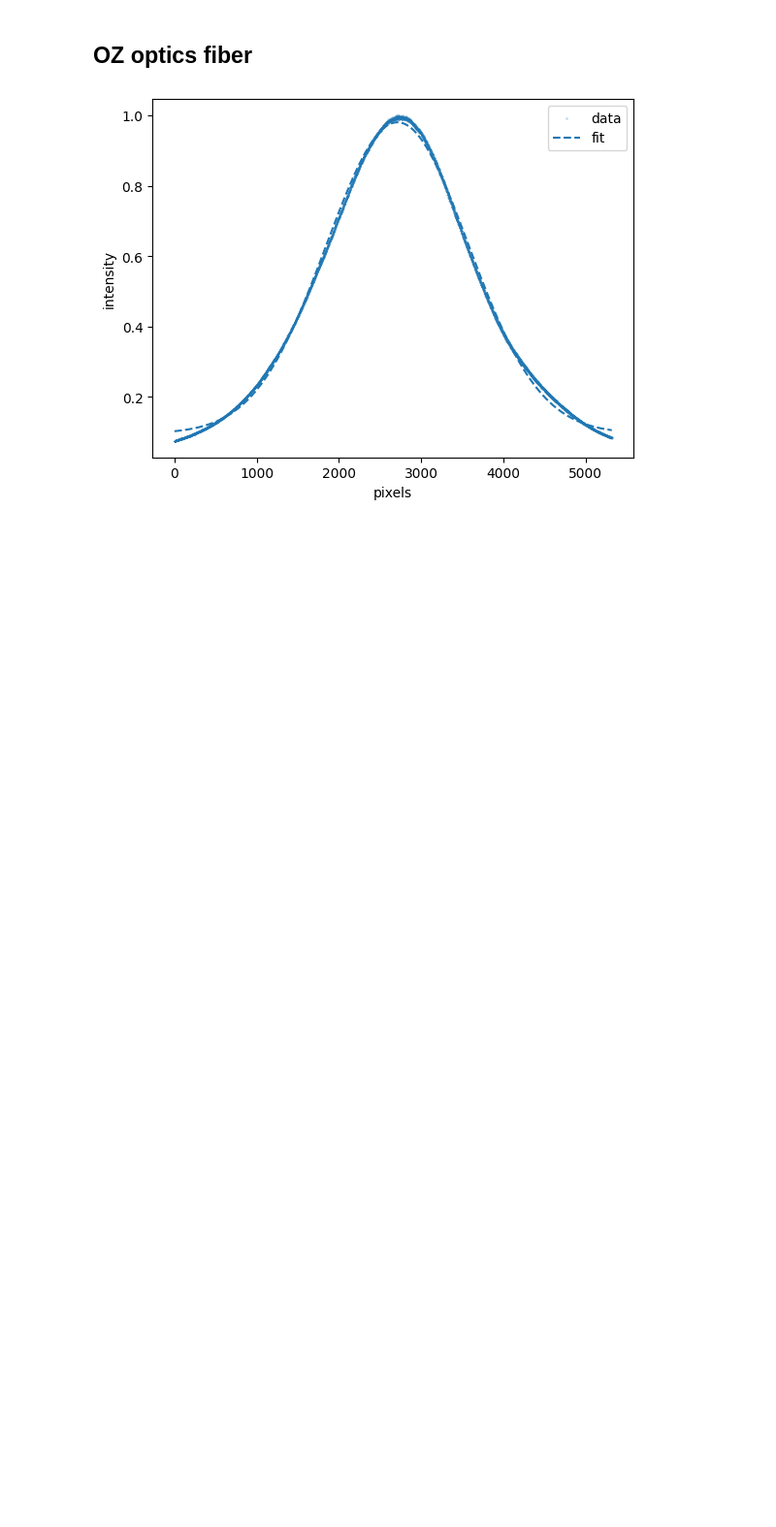
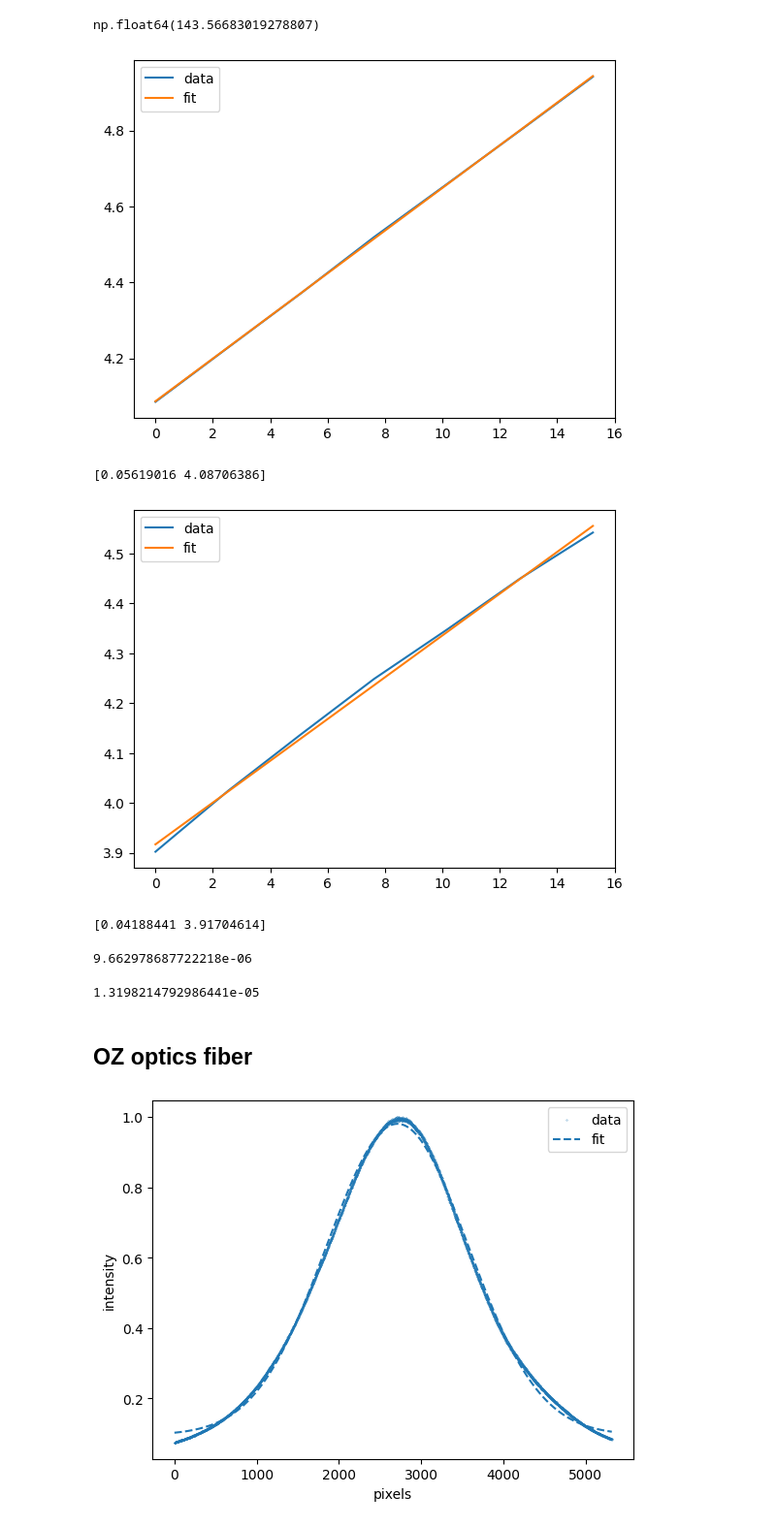
Before and after one commit to prestonhuft/amo-calcs, a Jupyter notebook: gaussian_beam_fitting.ipynb, the cells around one changed output. Shown at 97% size. Cells and saved outputs as stored; diff of their text form; code cells hidden in the pictures; blank space fills up the shorter version.

```diff
--- a/gaussian_beam_fitting.ipynb
+++ b/gaussian_beam_fitting.ipynb
@@ -9,0 +104,4 @@ um_per_pixel = 3.45
+# %%
+xwaists[1] - xwaists[0]
+# %% [output]
+np.float64(143.56683019278807)
@@ -10,3 +111,37 @@ um_per_pixel = 3.45
+# %%
+mm_pts = np.array(range(len(xwaists)))*0.1*25.4
+plt.plot(mm_pts, xwaists/1000.0,label='data')
+model = lambda x, m, b: m*x + b
+popt, _ = curve_fit(f=model, xdata=mm_pts, ydata=xwaists/1000.0)
+plt.plot(mm_pts, model(mm_pts, *popt), label='fit')
+plt.legend()
+plt.show()
+print(popt)
+
+plt.plot(mm_pts, ywaists/1000.0,label='data')
+model = lambda x, m, b: m*x + b
+popt, _ = curve_fit(f=model, xdata=mm_pts, ydata=ywaists/1000.0)
+plt.plot(mm_pts, model(mm_pts, *popt), label='fit')
+plt.legend()
+plt.show()
+print(popt)
+# %% [output]
+[figure, added]
+[0.05619016 4.08706386]
+[figure, added]
+[0.04188441 3.91704614]
+# %%
+# MFD of fiber:
+NA = 0.056
+2*8.5e-7/(np.pi*NA)
+# %% [output]
+9.662978687722218e-06
+# %%
+# MFD of fiber:
+NA = 0.041
+2*8.5e-7/(np.pi*NA)
+# %% [output]
+1.3198214792986441e-05
 # %% [markdown]
 ## OZ optics fiber
 # %%
```
Also changed, not shown: parts of 13 cells of this notebook.
